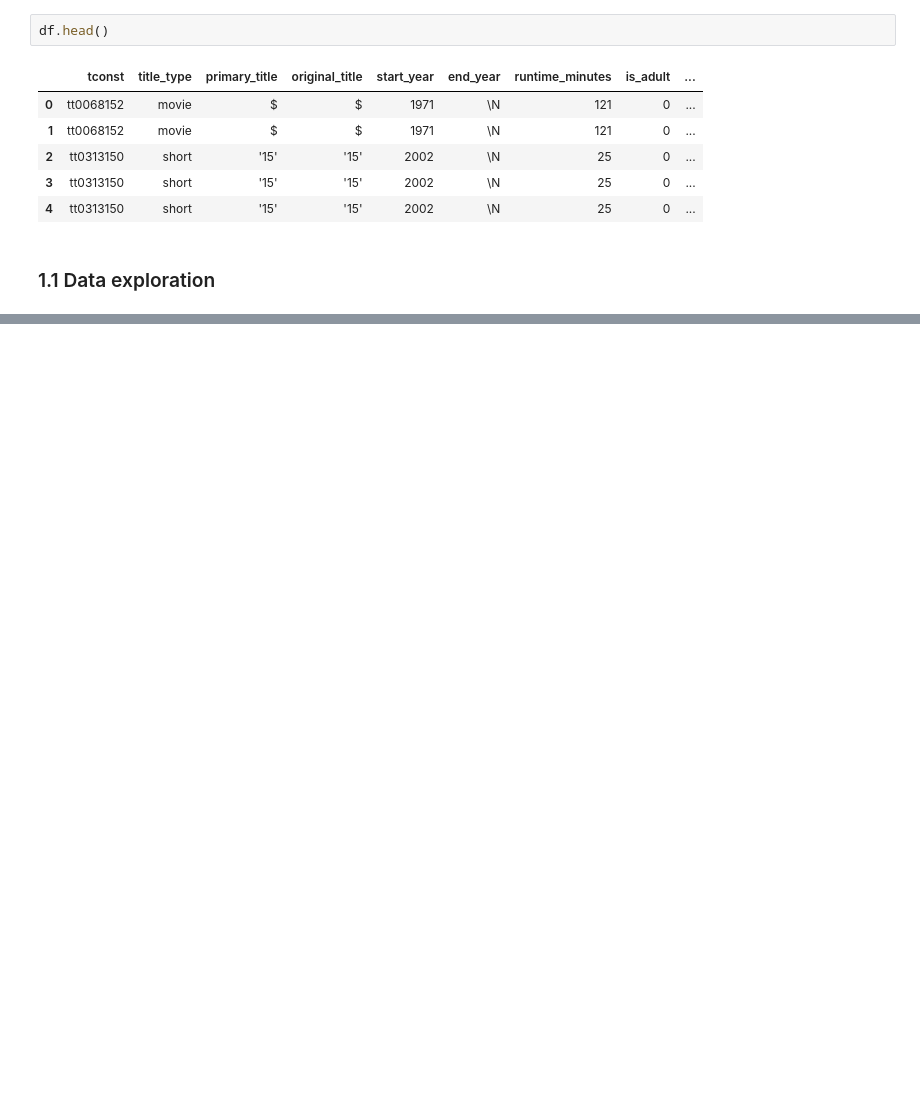
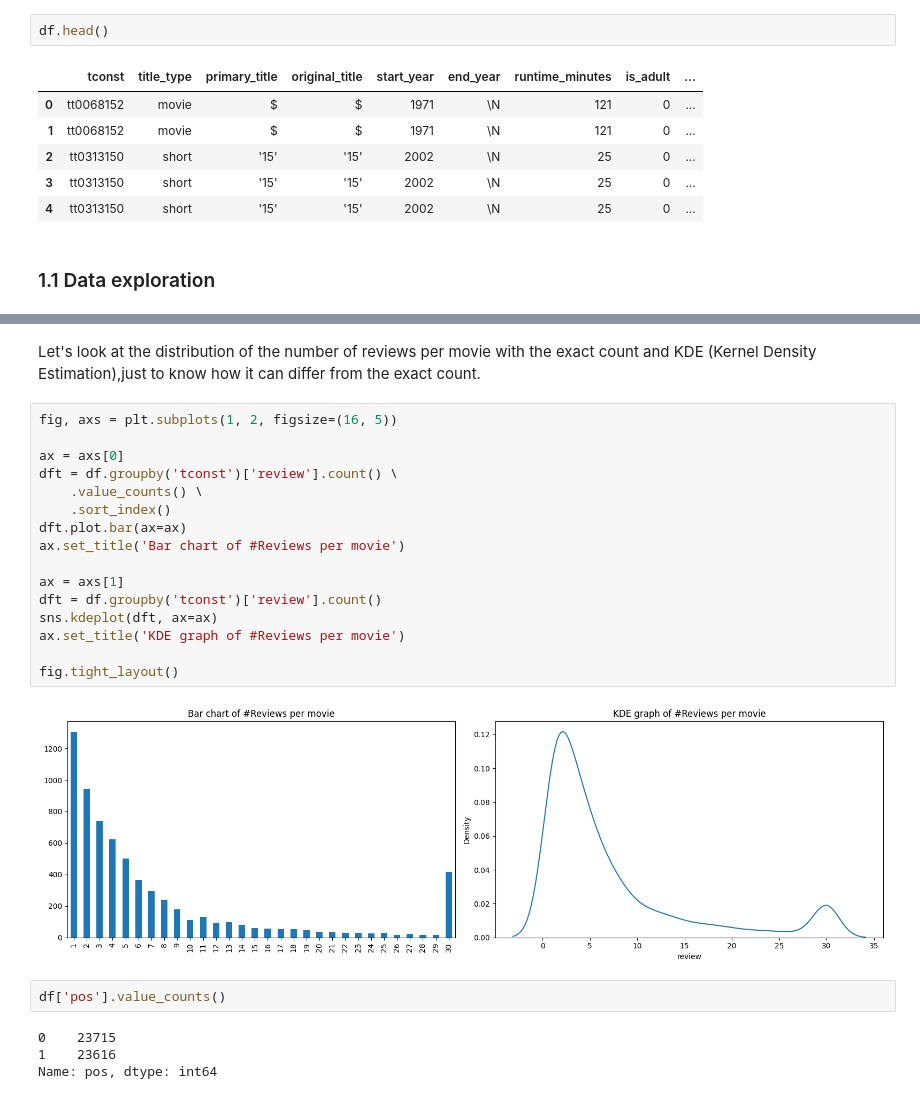
Before and after one commit to Vincent-Ambrose/Movies, a Jupyter notebook: movies.ipynb, the cells around one changed output, grey strips where cells are left out. Saved outputs shown, nothing was run; the diff lists cells and outputs as text; blank space fills up the shorter version.

```diff
--- a/movies.ipynb
+++ b/movies.ipynb
@@ -73,0 +102,26 @@ The dataset contains the following fields:
+# %% [markdown]
+Let's look at the distribution of the number of reviews per movie with the exact count and KDE (Kernel Density Estimation),just to know how it can differ from the exact count.
+# %%
+fig, axs = plt.subplots(1, 2, figsize=(16, 5))
+
+ax = axs[0]
+dft = df.groupby('tconst')['review'].count() \
+    .value_counts() \
+    .sort_index()
+dft.plot.bar(ax=ax)
+ax.set_title('Bar chart of #Reviews per movie')
+
+ax = axs[1]
+dft = df.groupby('tconst')['review'].count()
+sns.kdeplot(dft, ax=ax)
+ax.set_title('KDE graph of #Reviews per movie')
+
+fig.tight_layout()
+# %% [output]
+[figure, added]
+# %%
+df['pos'].value_counts()
+# %% [output]
+0    23715
+1    23616
+Name: pos, dtype: int64
```
Also changed, not shown: parts of 14 cells of this notebook.
